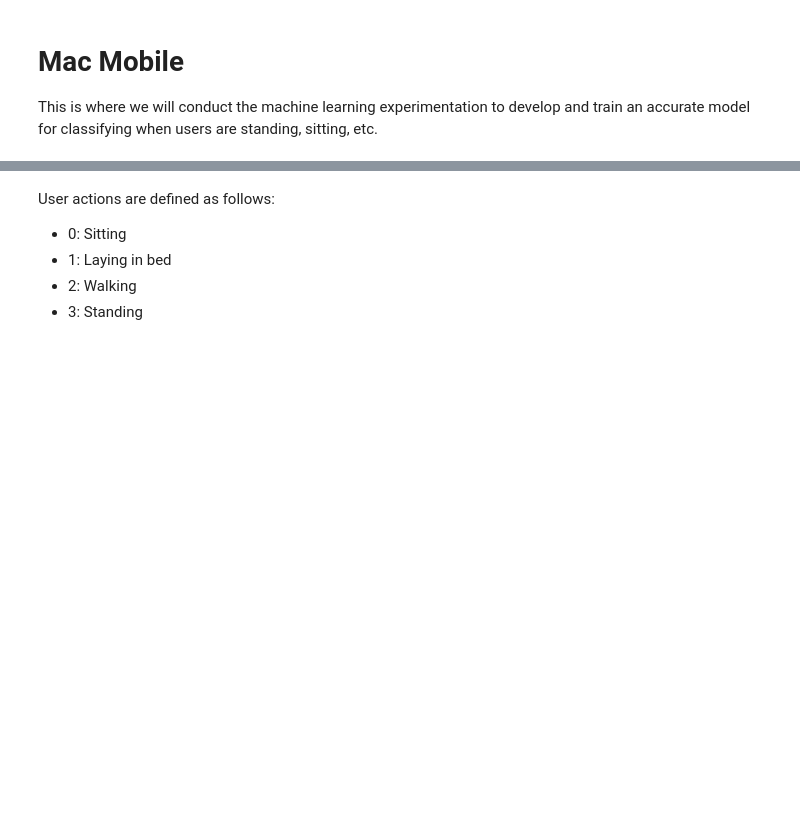
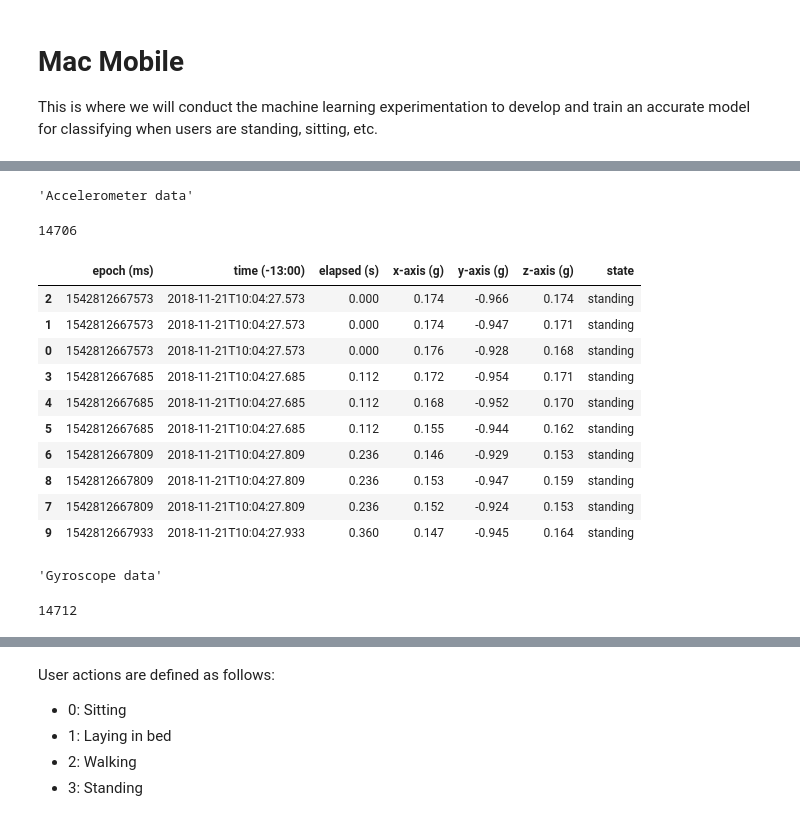
Before and after one commit to pgunasekara/mobilityai, a Jupyter notebook: machine_learning/macmobile.ipynb, the cells around one changed output, grey strips where cells are left out. Cells and saved outputs as stored; diff of their text form; code cells hidden in the pictures; blank space fills up the shorter version.

```diff
--- a/machine_learning/macmobile.ipynb
+++ b/machine_learning/macmobile.ipynb
@@ -66,0 +14,72 @@ display(gyroscope_csv.head(10))
+# %%
+import pandas as pd
+from sklearn import preprocessing
+
+def create_training_set(root,files):
+  df = pd.read_csv(root+files[0])
+  for i in range(1,len(files)):
+    df = df.append(pd.read_csv(root+files[i]))
+  return df
+
+root = "drive/My Drive/macmobile_data/"
+start_accel_files_list = ["cesar-test1-accel-start.csv","berto-test1-accel-start.csv","accel-start-out.csv"]
+start_gyro_files_list = ["cesar-test1-gyro-start.csv","berto-test1-gyro-start.csv",'gyro-start-out.csv']
+complete_accel_files_list = ["cesar-test1-accel-complete.csv","berto-test1-accel-complete.csv",'accel-complete.csv']
+complete_gyro_files_list = ["cesar-test1-gyro-complete.csv","berto-test1-gyro-complete.csv",'gyro-complete-out.csv']
+
+
+#Load accelerometer data
+display("Accelerometer data")
+accelerometer_csv = create_training_set(root,complete_accel_files_list)
+accelerometer_csv = accelerometer_csv.sort_values(by=['epoch (ms)'])
+display(accelerometer_csv['epoch (ms)'].count())
+display(accelerometer_csv.head(10))
+#accelerometer_csv['x-axis (g)'] = preprocessing.normalize(accelerometer_csv['x-axis (g)'])
+#accelerometer_csv['y-axis (g)'] = preprocessing.normalize(accelerometer_csv['y-axis (g)'])
+#accelerometer_csv['z-axis (g)'] = preprocessing.normalize(accelerometer_csv['z-axis (g)'])
+
+#Load ambient light data
+#display("Light data")
+#ambient_light_csv = pd.read_csv("/content/drive/My Drive/macmobile_data/Sample Data_Ambient Light_2018-07-31T16-03-06.231.csv")
+#display(ambient_light_csv.head(10))
+
+#Load gyroscope data
+display("Gyroscope data")
+gyroscope_csv = create_training_set(root,complete_gyro_files_list)
+gyroscope_csv = gyroscope_csv.sort_values(by=['epoch (ms)'])
+display(gyroscope_csv['epoch (ms)'].count())
+display(gyroscope_csv.head(10))
+#accelerometer_csv['x-axis (°/s)'] = preprocessing.normalize(accelerometer_csv['x-axis (°/s)'])
+#accelerometer_csv['y-axis (°/s)'] = preprocessing.normalize(accelerometer_csv['y-axis (°/s)'])
+#accelerometer_csv['z-axis (°/s)'] = preprocessing.normalize(accelerometer_csv['z-axis (°/s)'])
+
+#Load magnetometer data
+#display("Magnetometer data")
+#magnetometer_csv = pd.read_csv("/content/drive/My Drive/macmobile_data/Sample Data_Magnetometer_2018-07-31T16-03-06.231.csv")
+#display(magnetometer_csv.head(10))
+
+#Load pressure data
+#display("Pressure data")
+#pressure_csv = pd.read_csv("/content/drive/My Drive/macmobile_data/Sample Data_Pressure_2018-07-31T16-03-06.231.csv")
+#display(pressure_csv.head(10))
+
+#Load temperature data
+#display("Temperature data")
+#temperature_csv = pd.read_csv("/content/drive/My Drive/macmobile_data/Sample Data_Temperature_2018-07-31T16-03-06.231.csv")
+#display(temperature_csv.head(10))
+# %% [output]
+'Accelerometer data'
+14706
+|  | epoch (ms) | time (-13:00) | elapsed (s) | x-axis (g) | y-axis (g) | z-axis (g) | state |
+| 2 | 1542812667573 | 2018-11-21T10:04:27.573 | 0.000 | 0.174 | -0.966 | 0.174 | standing |
+| 1 | 1542812667573 | 2018-11-21T10:04:27.573 | 0.000 | 0.174 | -0.947 | 0.171 | standing |
+| 0 | 1542812667573 | 2018-11-21T10:04:27.573 | 0.000 | 0.176 | -0.928 | 0.168 | standing |
+| 3 | 1542812667685 | 2018-11-21T10:04:27.685 | 0.112 | 0.172 | -0.954 | 0.171 | standing |
+| 4 | 1542812667685 | 2018-11-21T10:04:27.685 | 0.112 | 0.168 | -0.952 | 0.170 | standing |
+| 5 | 1542812667685 | 2018-11-21T10:04:27.685 | 0.112 | 0.155 | -0.944 | 0.162 | standing |
+| 6 | 1542812667809 | 2018-11-21T10:04:27.809 | 0.236 | 0.146 | -0.929 | 0.153 | standing |
+| 8 | 1542812667809 | 2018-11-21T10:04:27.809 | 0.236 | 0.153 | -0.947 | 0.159 | standing |
+| 7 | 1542812667809 | 2018-11-21T10:04:27.809 | 0.236 | 0.152 | -0.924 | 0.153 | standing |
+| 9 | 1542812667933 | 2018-11-21T10:04:27.933 | 0.360 | 0.147 | -0.945 | 0.164 | standing |
+'Gyroscope data'
+14712
```
Also changed, not shown: parts of 11 cells of this notebook.
